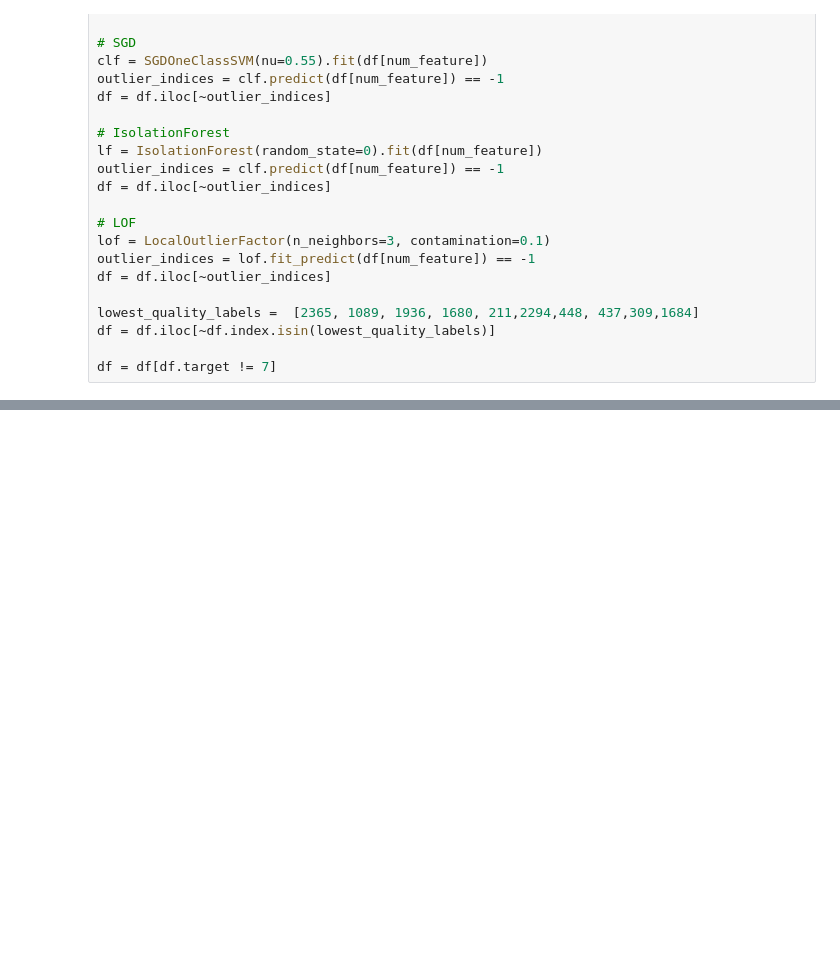
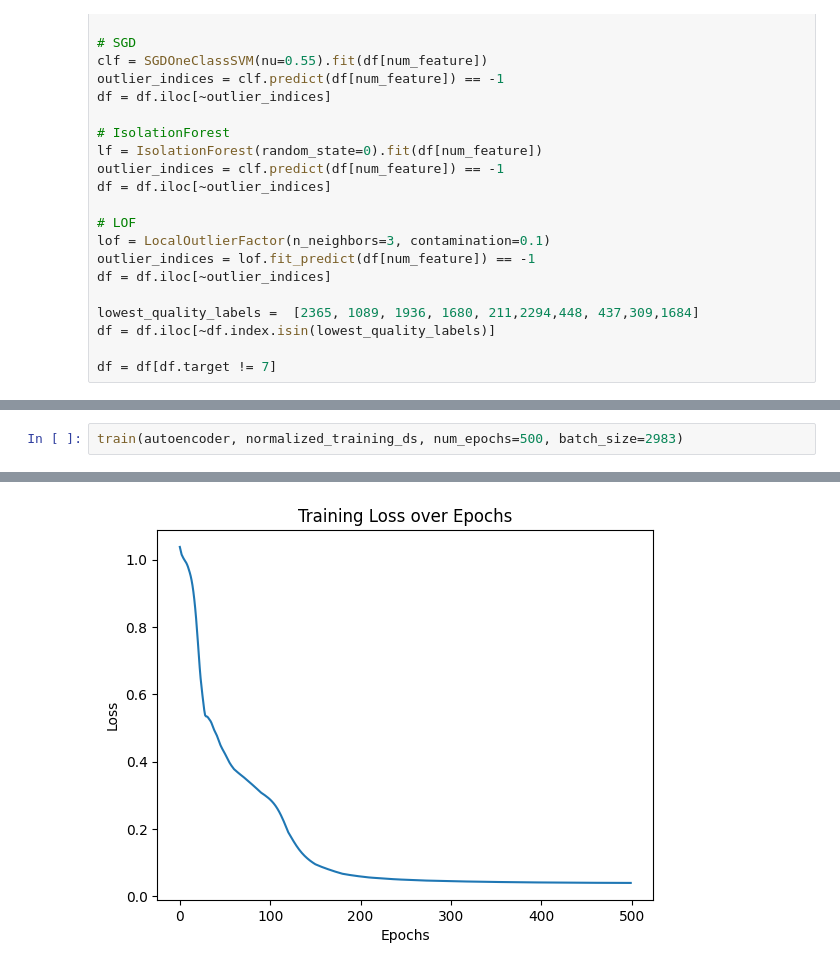
Before and after one commit to ThibLang/playground-series-s3e21, a Jupyter notebook: VAE.ipynb, the cells around one changed output, grey strips where cells are left out. Drawn from its saved outputs; the diff is of its cells as text; blank space fills up the shorter version.

```diff
--- a/VAE.ipynb
+++ b/VAE.ipynb
@@ -196,0 +181,3 @@ Epoch 100/100, Loss: 0.8305
+# %%
+train(autoencoder, normalized_training_ds, num_epochs=500, batch_size=2983)
+# %% [output]
@@ -197,3 +185,4 @@ Epoch 100/100, Loss: 0.8305
+[figure, added]
 # %%
 import torch
 import torch.nn as nn
```
Also changed, not shown: parts of 13 cells of this notebook.
